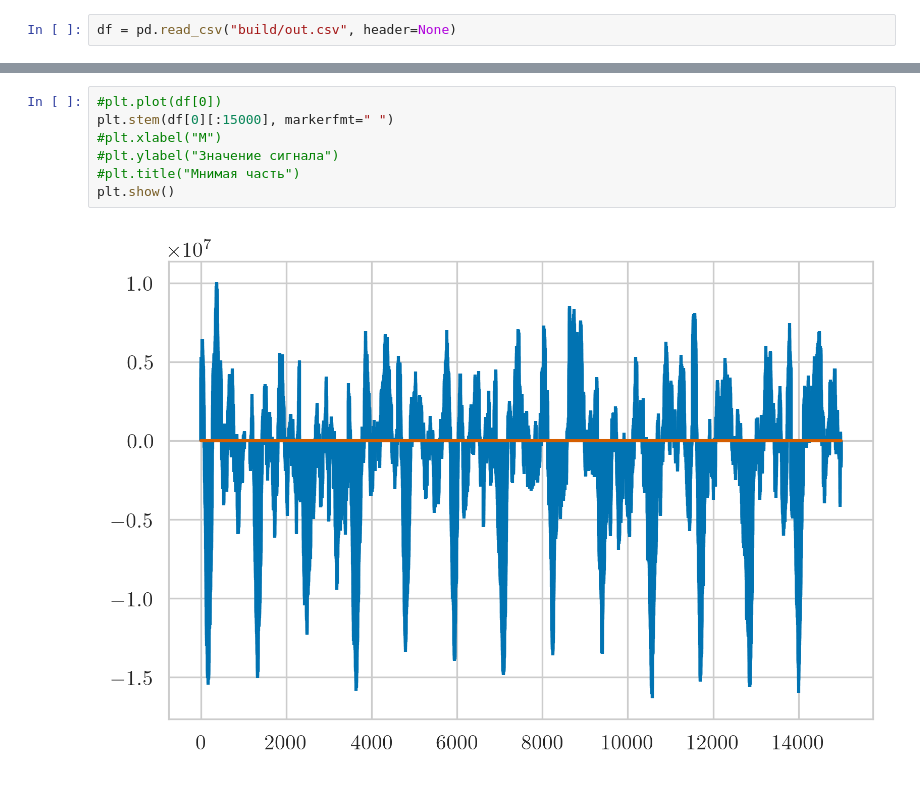
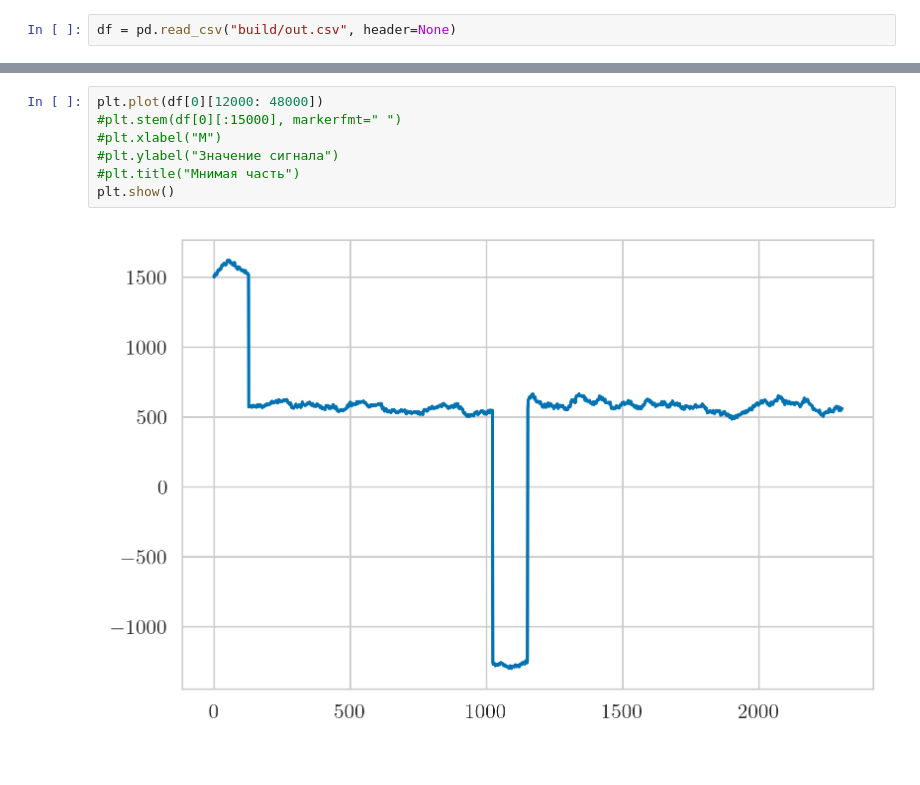
Before and after one commit to lIkesimba9/signals, a Jupyter notebook: detect_ofdm/visual.ipynb, the cells around one changed output, grey strips where cells are left out. Drawn from its saved outputs; the diff is of its cells as text.

```diff
--- a/detect_ofdm/visual.ipynb
+++ b/detect_ofdm/visual.ipynb
@@ -28,9 +38,9 @@ np.percentile(arr, 0.1)
 # %%
-#plt.plot(df[0])
-plt.stem(df[0][:15000], markerfmt=" ")
+plt.plot(df[0][12000: 48000])
+#plt.stem(df[0][:15000], markerfmt=" ")
 #plt.xlabel("М")
 #plt.ylabel("Значение сигнала")
 #plt.title("Мнимая часть")
 plt.show()
 # %% [output]
-[figure, old version]
+[figure, new version]
```
Also changed, not shown: parts of 4 cells of this notebook, 1 other file.
